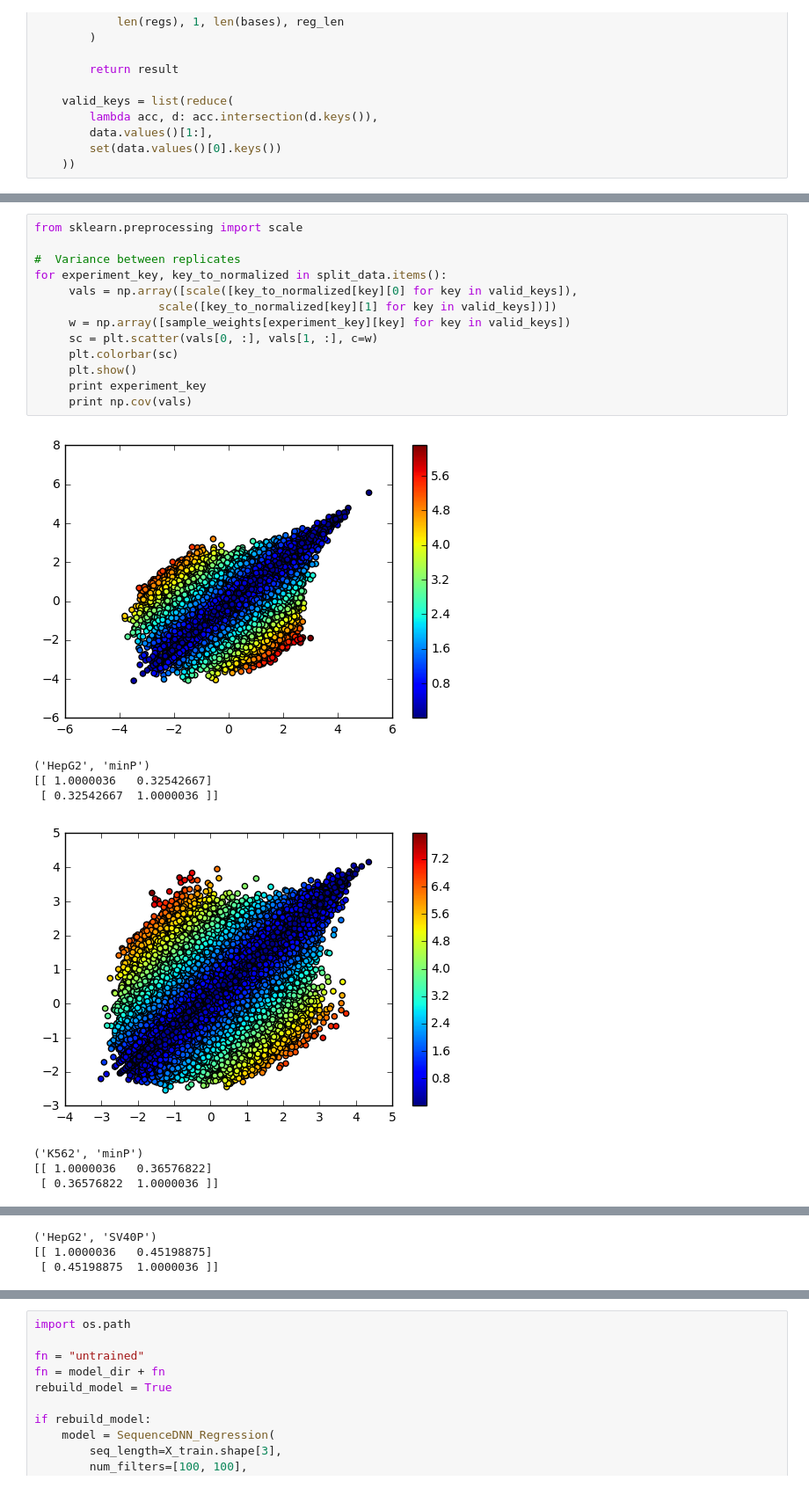
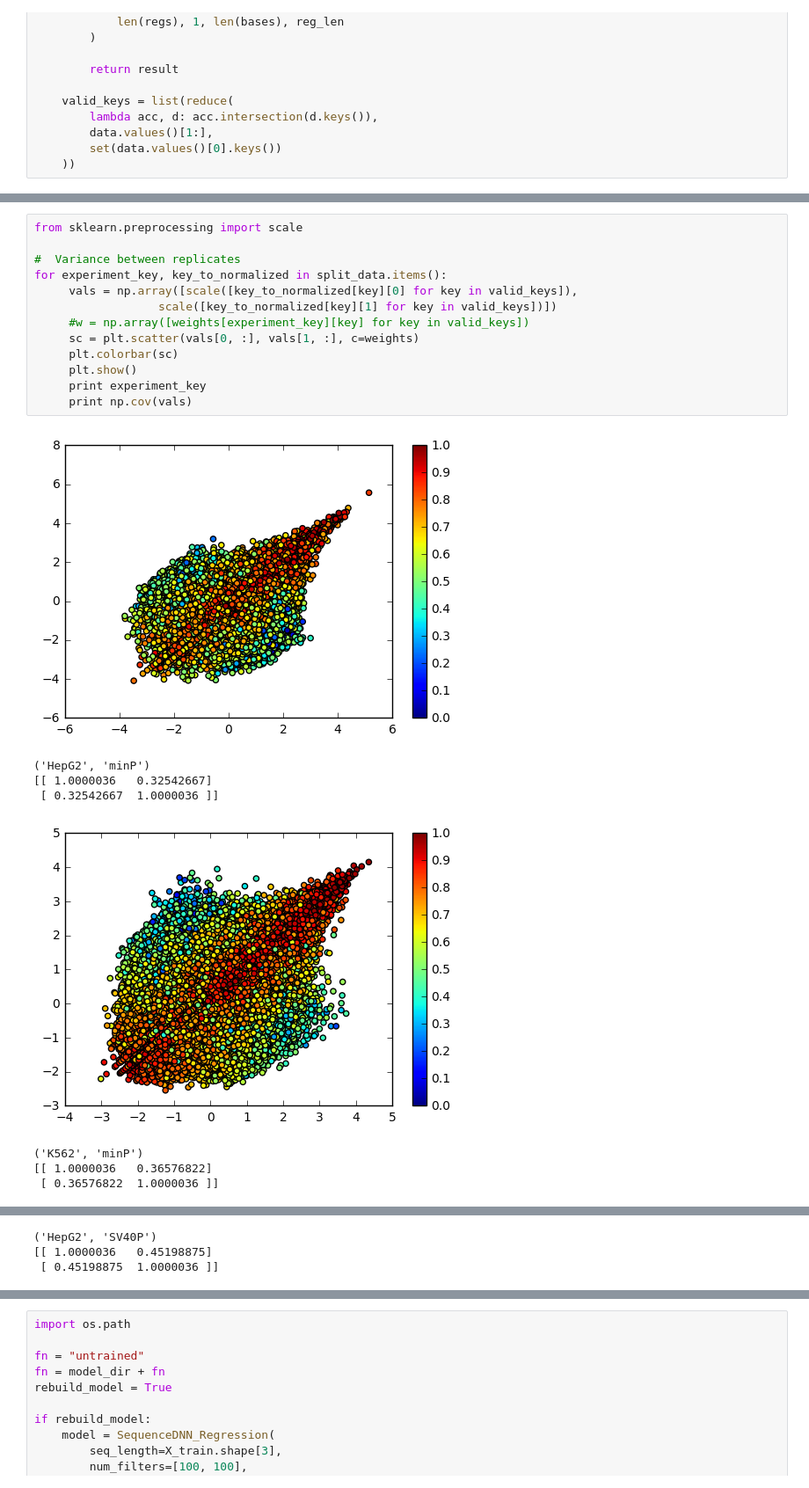
Before and after one commit to irvhsu/cs273b-project, a Jupyter notebook: notebooks/models/build_model.ipynb, the cells around one changed output, grey strips where cells are left out. Shown at 88% size. Drawn from its saved outputs; the diff is of its cells as text.

```diff
--- a/notebooks/models/build_model.ipynb
+++ b/notebooks/models/build_model.ipynb
@@ -211,22 +214,22 @@ X_train, X_valid, y_train, y_valid, weights_train, weights_valid = train_test_sp
 # %%
 from sklearn.preprocessing import scale
 
 #  Variance between replicates
 for experiment_key, key_to_normalized in split_data.items():
      vals = np.array([scale([key_to_normalized[key][0] for key in valid_keys]),
                   scale([key_to_normalized[key][1] for key in valid_keys])])
-     w = np.array([sample_weights[experiment_key][key] for key in valid_keys])
-     sc = plt.scatter(vals[0, :], vals[1, :], c=w)
+     #w = np.array([weights[experiment_key][key] for key in valid_keys])
+     sc = plt.scatter(vals[0, :], vals[1, :], c=weights)
      plt.colorbar(sc)
      plt.show()
      print experiment_key
      print np.cov(vals)
 # %% [output]
-[figure, old version]
+[figure, new version]
 ('HepG2', 'minP')
 [[ 1.0000036   0.32542667]
  [ 0.32542667  1.0000036 ]]
-[figure, old version]
+[figure, new version]
 ('K562', 'minP')
 [[ 1.0000036   0.36576822]
  [ 0.36576822  1.0000036 ]]
```
Also changed, not shown: parts of 11 cells of this notebook, 6 other files.
